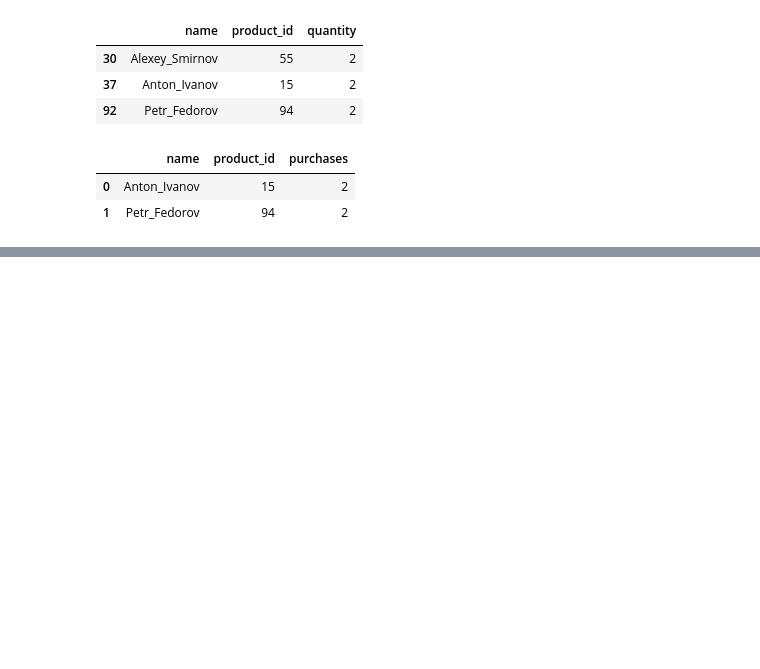
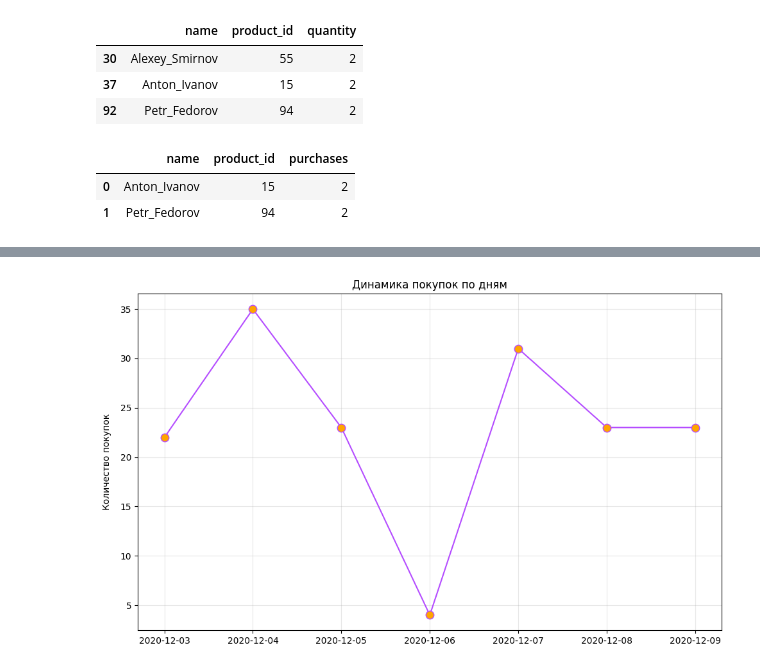
Before and after one commit to dremer03/data-projects, a Jupyter notebook: analyzing purchases/daily_purchase.ipynb, the cells around one changed output, grey strips where cells are left out. Saved outputs shown, nothing was run; the diff lists cells and outputs as text; code cells hidden in the pictures; blank space fills up the shorter version.

```diff
--- a/analyzing purchases/daily_purchase.ipynb
+++ b/analyzing purchases/daily_purchase.ipynb
@@ -127,0 +130,6 @@ repeat_df.groupby(['name','product_id'],as_index=False)['date'].nunique()\
+# %%
+date_df = df.groupby('date', as_index=False) \
+    .agg({'product_id': 'count'}) \
+    .rename(columns={'product_id':'amount'}) \
+    .sort_values('date').reset_index(drop=True)
+date_df
@@ -127,0 +145,10 @@ repeat_df.groupby(['name','product_id'],as_index=False)['date'].nunique()\
+# %%
+plt.figure(figsize=(10, 6))
+plt.plot(date_df.date, date_df.amount,color = (0.71, 0.3, 1.0), marker = 'o',markersize=9,mfc='orange')
+plt.ylabel('Количество покупок',labelpad=10)
+plt.title('Динамика покупок по дням')
+plt.grid(True, alpha=0.3)
+plt.tight_layout()
+plt.show()
+# %% [output]
+[figure, added]
```
Also changed, not shown: parts of 2 cells of this notebook.
